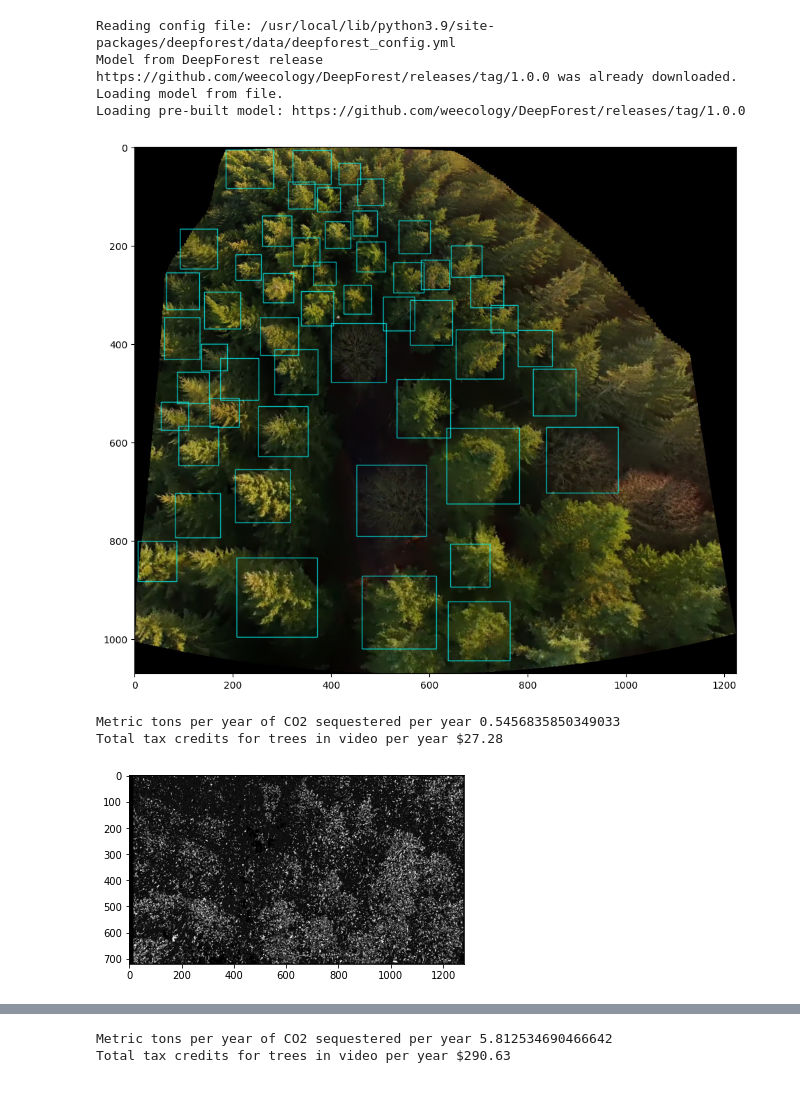
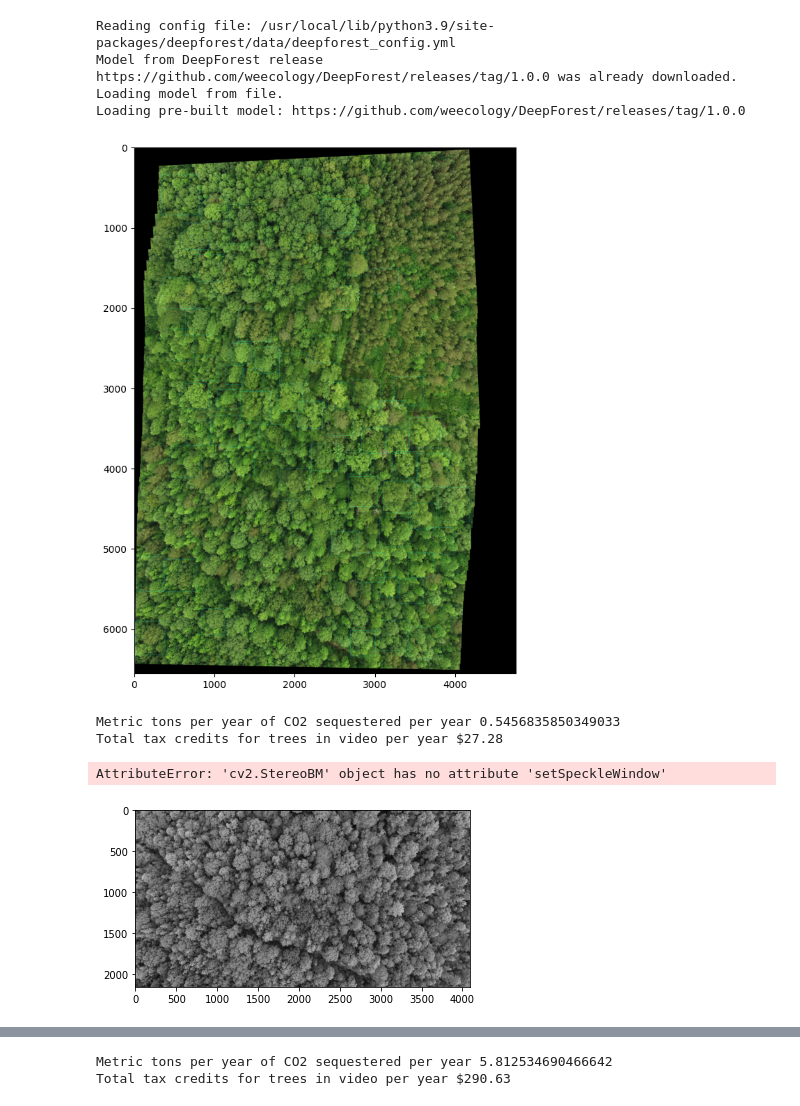
Before and after one commit to ecoulson/CS153project, a Jupyter notebook: stitch.ipynb, the cells around one changed output, grey strips where cells are left out. Saved outputs shown, nothing was run; the diff lists cells and outputs as text; code cells hidden in the pictures.

```diff
--- a/stitch.ipynb
+++ b/stitch.ipynb
@@ -7,7 +7,7 @@ import os
 from PIL import Image
 import numpy as np
 # %%
-forest = 'forest1'
+forest = 'forest4'
 # %%
 vidcap = cv2.VideoCapture('./{}/forest.mp4'.format(forest))
 
@@ -57,7 +58,7 @@ plt.show()
 Reading config file: /usr/local/lib/python3.9/site-packages/deepforest/data/deepforest_config.yml
 Model from DeepForest release https://github.com/weecology/DeepForest/releases/tag/1.0.0 was already downloaded. Loading model from file.
 Loading pre-built model: https://github.com/weecology/DeepForest/releases/tag/1.0.0
-[figure, old version]
+[figure, new version]
 # %%
 inchesPerPixel = 0.075
 heightInInches = 15
@@ -90,10 +91,11 @@ def getDisparityBetweenFrames(path1, path2):
     return stereo.compute(grayL, grayR)
 # %%
 
-plt.imshow(getDisparityBetweenFrames("./{}/frames/frame0.jpg".format(forest), "./{}/frames/frame1.jpg".format(forest)),'gray')
+plt.imshow(getDisparityBetweenFrames("./{}/frames/frame0.jpg".format(forest), "./{}/frames/frame10.jpg".format(forest)),'gray')
 plt.show()
 # %% [output]
+AttributeError: 'cv2.StereoBM' object has no attribute 'setSpeckleWindow'
-[figure, old version]
+[figure, new version]
 # %%
 frame = model.predict_image(path="./{}/frames/frame0.jpg".format(forest))
 
```
Also changed, not shown: parts of 10 cells of this notebook, 8 other files.
